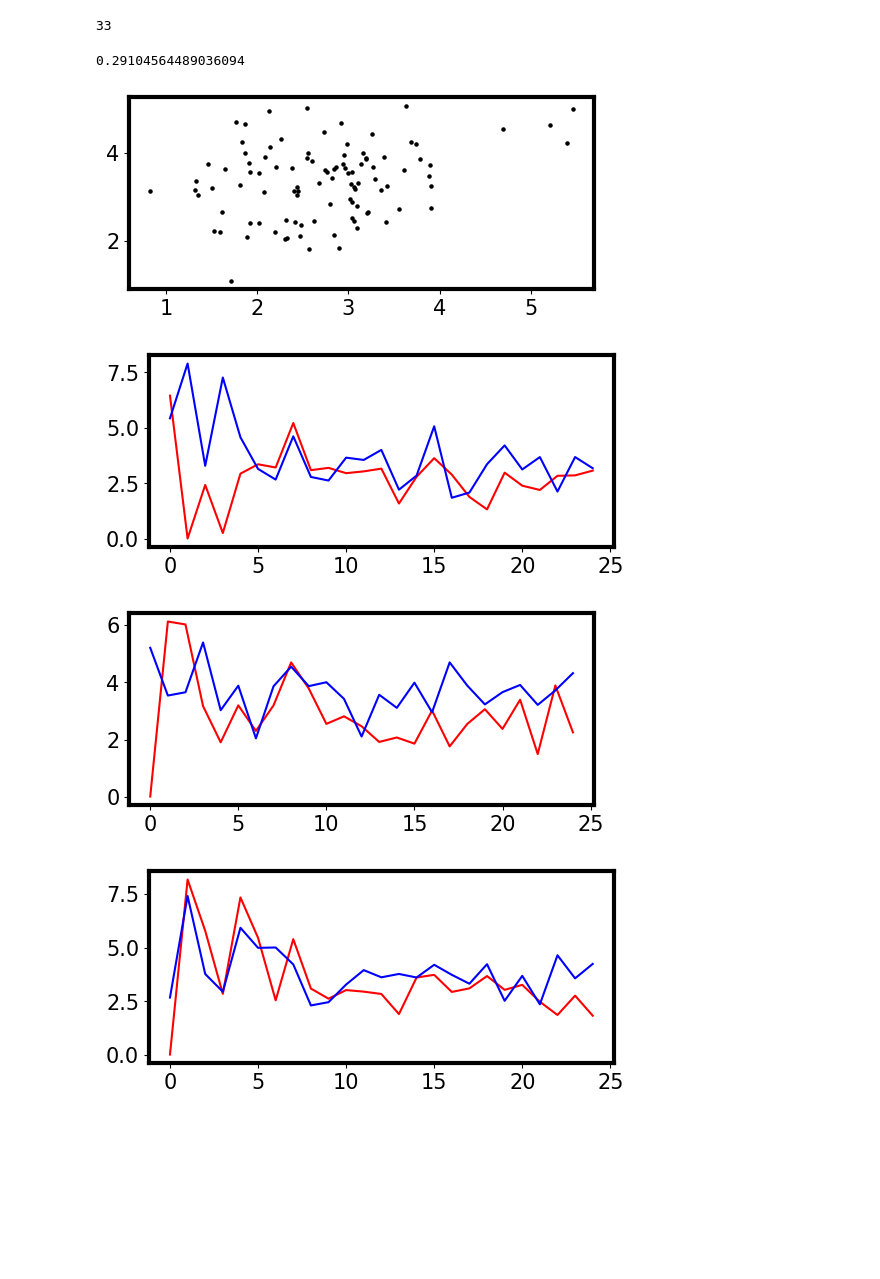
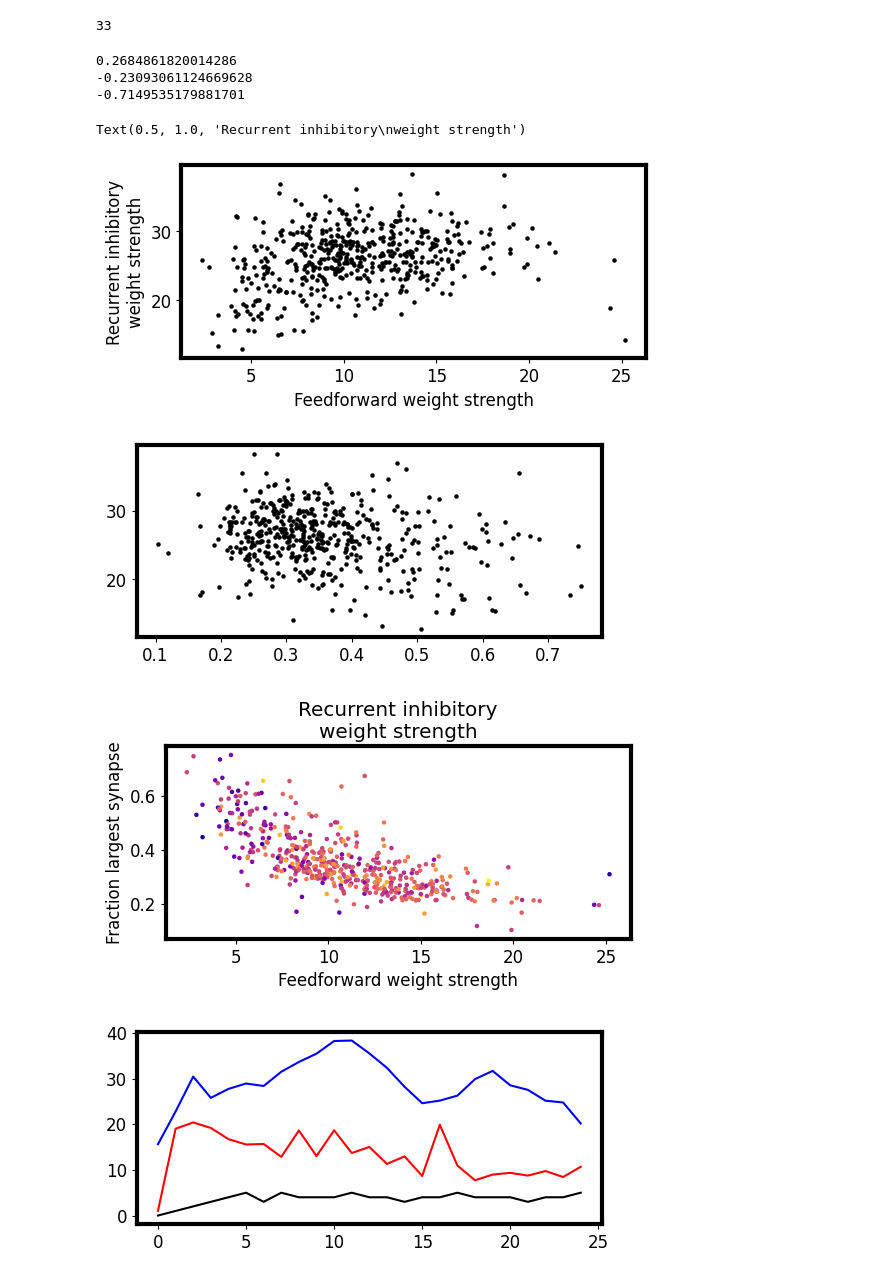
Before and after one commit to davidgbe/automated_plasticity_discovery, a Jupyter notebook: ei_shaped_weight_mat_analysis_.ipynb, the cells around one changed output. Drawn from its saved outputs; the diff is of its cells as text; code cells hidden in the pictures; blank space fills up the shorter version.

```diff
--- a/ei_shaped_weight_mat_analysis_.ipynb
+++ b/ei_shaped_weight_mat_analysis_.ipynb
@@ -28,7 +28,7 @@ new_rc_params = {
 }
 matplotlib.rcParams.update(new_rc_params)
 
-plt.rcParams['font.size'] = 15
+plt.rcParams['font.size'] = 12
 plt.rcParams['axes.linewidth'] = 3.0
 
 warnings.filterwarnings('ignore')
@@ -49,34 +49,76 @@ all_w = [np.array(all_w.iloc[i]).reshape((weight_mat_side_len, weight_mat_side_l
 33
 # %%
 corr_fig, corr_axs = plt.subplots(1, 1, figsize=(6 * scale, 2.5 * scale))
+corr_fig_2, corr_axs_2 = plt.subplots(1, 1, figsize=(6 * scale, 2.5 * scale))
+corr_fig_3, corr_axs_3 = plt.subplots(1, 1, figsize=(6 * scale, 2.5 * scale))
 
 all_w_ee_summed = []
 all_w_ie_summed = []
+all_w_count = []
+all_w_ee_maxs = []
 
 for w in all_w:
     scale = 1
     fig, axs = plt.subplots(1, 1, figsize=(6 * scale, 2.5 * scale))
 
     w_ee_entropy = np.array([calc_entropy(w[i, :25]) for i in range(25)])
 
-    w_ee_summed = w[:25, :25].max(axis=1)
+    w_ee_summed = w[:25, :25].sum(axis=1)
 
-    w_ie_summed = (w[:25, 25:] * w[25:, :25].T).sum(axis=1)
-    w_count = np.count_nonzero(np.abs(w[:25, :25]) > 1, axis=1)
+    w_ie_summed = np.zeros(25)
+    w_count = np.zeros(25)
+    w_ee_max = w[:25, :25].max(axis=1)
+
+
+    for i in range(25):
+        w_count[i] = np.count_nonzero(w[i, np.maximum(i-5, 0):i] > 1e-6, axis=0)
+        w_ie_summed[i] = (w[np.maximum(i-2, 0):np.minimum(25, i+2), 25:] * w[25:, np.maximum(i-2, 0):np.minimum(25, i+2)].T).sum()
 
     axs.plot(np.arange(25), w_ee_summed, color='red')
     axs.plot(np.arange(25), np.abs(w_ie_summed), color='blue')
-#     axs.plot(np.arange(25), w_count, color='black')
+    axs.plot(np.arange(25), w_count, color='black')
 
     all_w_ee_summed += list(w_ee_summed[5:])
     all_w_ie_summed += list(np.abs(w_ie_summed[5:]))
+    all_w_count += list(w_count[5:])
+    all_w_ee_maxs += list(w_ee_max[5:] / w_ee_summed[5:])
+
+# control for number of synapses
+
+# print(all_w_count)
 
 corr_axs.scatter(all_w_ee_summed, all_w_ie_summed, color='black', s=5)
+corr_axs.set_xlabel('Feedforward weight strength')
+corr_axs.set_ylabel('Recurrent inhibitory\nweight strength')
 res = linregress(all_w_ee_summed, all_w_ie_summed)
 print(res.rvalue)
+
+# need to control for total synapse strength here
+
+# corr_axs_2.scatter(all_w_count + np.random.normal(size=len(all_w_count), scale=0.1), all_w_ie_summed, color='black', s=5)
+# res = linregress(all_w_count, all_w_ie_summed)
+# print(res.rvalue)
+
+corr_axs_2.scatter(all_w_ee_maxs, all_w_ie_summed, color='black', s=5)
+res = linregress(all_w_ee_maxs, all_w_ie_summed)
+print(res.rvalue)
+
+res = linregress(all_w_ee_maxs, all_w_ee_summed)
+print(res.rvalue)
+
+corr_axs_3.scatter(all_w_ee_summed, all_w_ee_maxs, c=all_w_ie_summed, s=5, cmap='plasma')
+corr_axs_3.set_xlabel('Feedforward weight strength')
+corr_axs_3.set_ylabel('Fraction largest synapse')
+
+corr_axs_3.set_title('Recurrent inhibitory\nweight strength')
+
+# Todo: fit a model with max synapse size AND total synaptic strength, see if this better correlates?
 # %% [output]
-0.29104564489036094
+0.2684861820014286
+-0.23093061124669628
+-0.7149535179881701
+Text(0.5, 1.0, 'Recurrent inhibitory\nweight strength')
-[figure, old version]
+[figure, new version]
-[figure, old version]
+[figure, new version]
-[figure, old version]
+[figure, new version]
-[figure, old version]
+[figure, new version]
```
Also changed, not shown: parts of 4 cells of this notebook, 1 other file.
